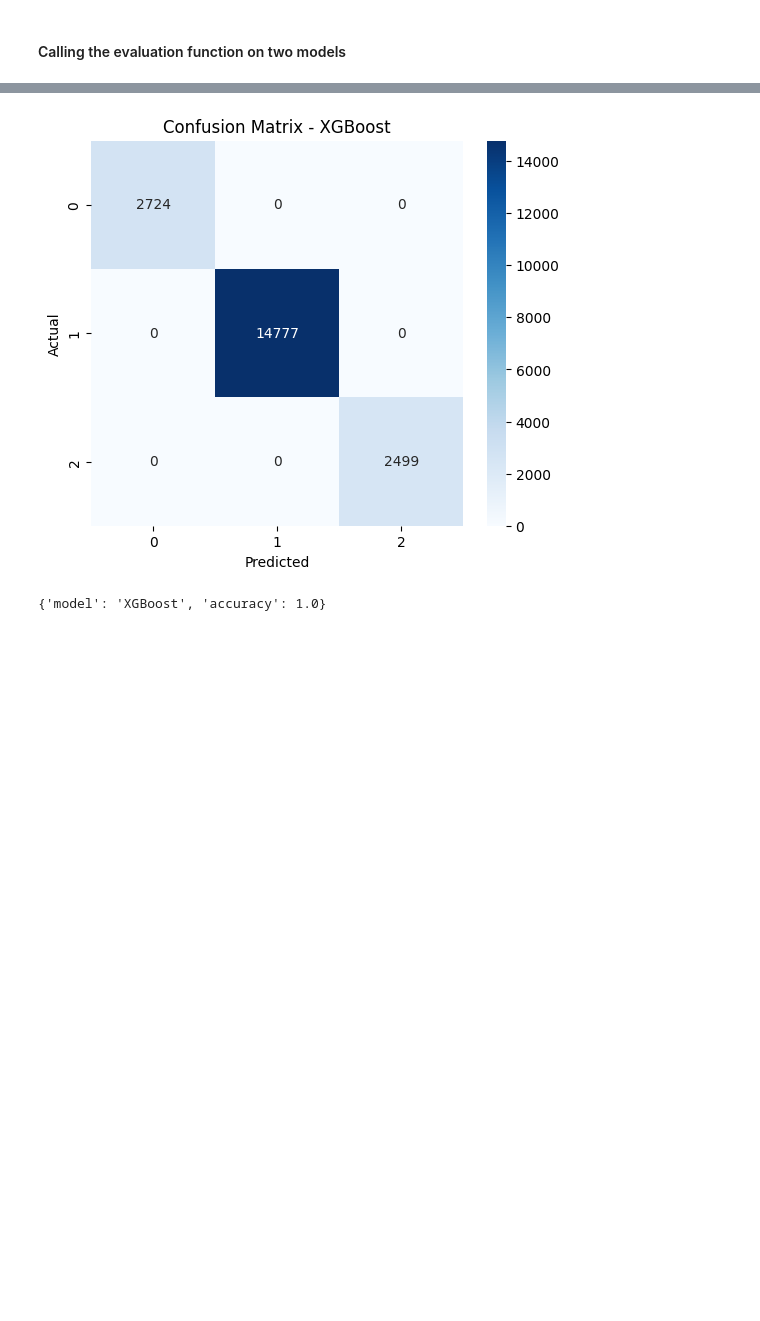
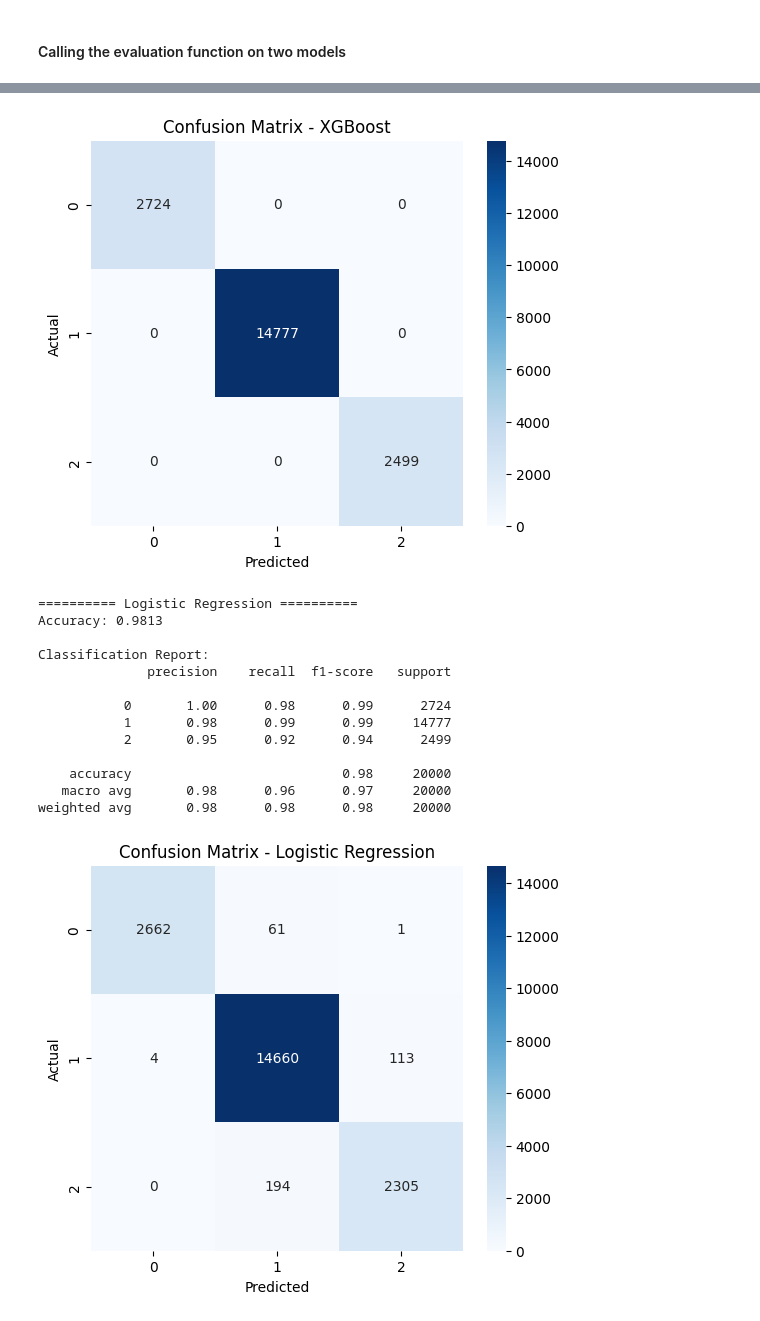
Before and after one commit to suyogshresthaa/Password-Prediction-System, a Jupyter notebook: Notebooks/02_modelling.ipynb, the cells around one changed output, grey strips where cells are left out. Cells and saved outputs as stored; diff of their text form; code cells hidden in the pictures; blank space fills up the shorter version.

```diff
--- a/Notebooks/02_modelling.ipynb
+++ b/Notebooks/02_modelling.ipynb
@@ -11,6 +11,8 @@ import joblib
 # %% [markdown]
 ## Loading Data from Joblib
 # %%
-X = joblib.load('../Artifacts/X_features.pkl')
-y = joblib.load('../Artifacts/y_labels.pkl')
+X_train = joblib.load('../Artifacts/X_train.pkl')
+X_test = joblib.load('../Artifacts/X_test.pkl')
+y_train = joblib.load('../Artifacts/y_train.pkl')
+y_test = joblib.load('../Artifacts/y_test.pkl')
 tfidf = joblib.load('../Artifacts/tfidf_vectorizer.pkl')
@@ -19,4 +18,0 @@ tfidf = joblib.load('../Artifacts/tfidf_vectorizer.pkl')
-# %%
-from sklearn.model_selection import train_test_split
-
-X_train, X_test, y_train, y_test = train_test_split(X, y, test_size=0.2, random_state=42, stratify=y)
@@ -106,10 +108,16 @@ joblib.dump(log_reg, '../Models/baseline_logistic.pkl')
 # %% [markdown]
 #### Creating an evaluation function for all models
 # %%
+from sklearn.metrics import recall_score, f1_score
+
 def evaluate_model(model, X_test, y_test, model_name="Model"):
     y_pred = model.predict(X_test)
 
     acc = accuracy_score(y_test, y_pred)
+    f1_weighted = f1_score(y_test, y_pred, average="weighted")
+    f1_macro = f1_score(y_test, y_pred, average="macro")
+    recall_weak = recall_score(y_test, y_pred, labels=[0], average="macro")
+    recall_strong = recall_score(y_test, y_pred, labels=[2], average="macro")
 
     print(f"\n========== {model_name} ==========")
     print("Accuracy:", round(acc, 4))
@@ -125,7 +133,14 @@ def evaluate_model(model, X_test, y_test, model_name="Model"):
     plt.title(f"Confusion Matrix - {model_name}")
     plt.show()
 
-    return {"model": model_name, "accuracy": acc}
+    return {
+        "model": model_name,
+        "accuracy": acc,
+        "f1_weighted": f1_weighted,
+        "f1_macro": f1_macro,
+        "recall_weak": recall_weak,
+        "recall_strong": recall_strong
+    }
 # %% [markdown]
 #### Training the Linear SVM and XGBoost model
 # %%
@@ -164,35 +179,49 @@ XGBClassifier(base_score=None, booster=None, callbacks=None,
 # %% [markdown]
 #### Calling the evaluation function on two models
 # %%
-evaluate_model(svm_model, X_test, y_test, model_name="Linear SVM")
-evaluate_model(xgb_model, X_test, y_test, model_name="XGBoost")
+svm_results = evaluate_model(svm_model, X_test, y_test, model_name="Linear SVM")
+xgb_results = evaluate_model(xgb_model, X_test, y_test, model_name="XGBoost")
+log_results = evaluate_model(log_reg, X_test, y_test, model_name="Logistic Regression")
 # %% [output]
 ========== Linear SVM ==========
 Accuracy: 0.9934
 
 Classification Report:
               precision    recall  f1-score   support
 
            0       1.00      0.99      0.99      2724
            1       0.99      1.00      1.00     14777
            2       0.99      0.97      0.98      2499
 
     accuracy                           0.99     20000
    macro avg       0.99      0.99      0.99     20000
 weighted avg       0.99      0.99      0.99     20000
 [figure]
 ========== XGBoost ==========
 Accuracy: 1.0
 
 Classification Report:
               precision    recall  f1-score   support
 
            0       1.00      1.00      1.00      2724
            1       1.00      1.00      1.00     14777
            2       1.00      1.00      1.00      2499
 
     accuracy                           1.00     20000
    macro avg       1.00      1.00      1.00     20000
 weighted avg       1.00      1.00      1.00     20000
 [figure]
-{'model': 'XGBoost', 'accuracy': 1.0}
+========== Logistic Regression ==========
+Accuracy: 0.9813
+
+Classification Report:
+              precision    recall  f1-score   support
+
+           0       1.00      0.98      0.99      2724
+           1       0.98      0.99      0.99     14777
+           2       0.95      0.92      0.94      2499
+
+    accuracy                           0.98     20000
+   macro avg       0.98      0.96      0.97     20000
+weighted avg       0.98      0.98      0.98     20000
+[figure, added]
```
Also changed, not shown: parts of 5 cells of this notebook, 9 other files.
